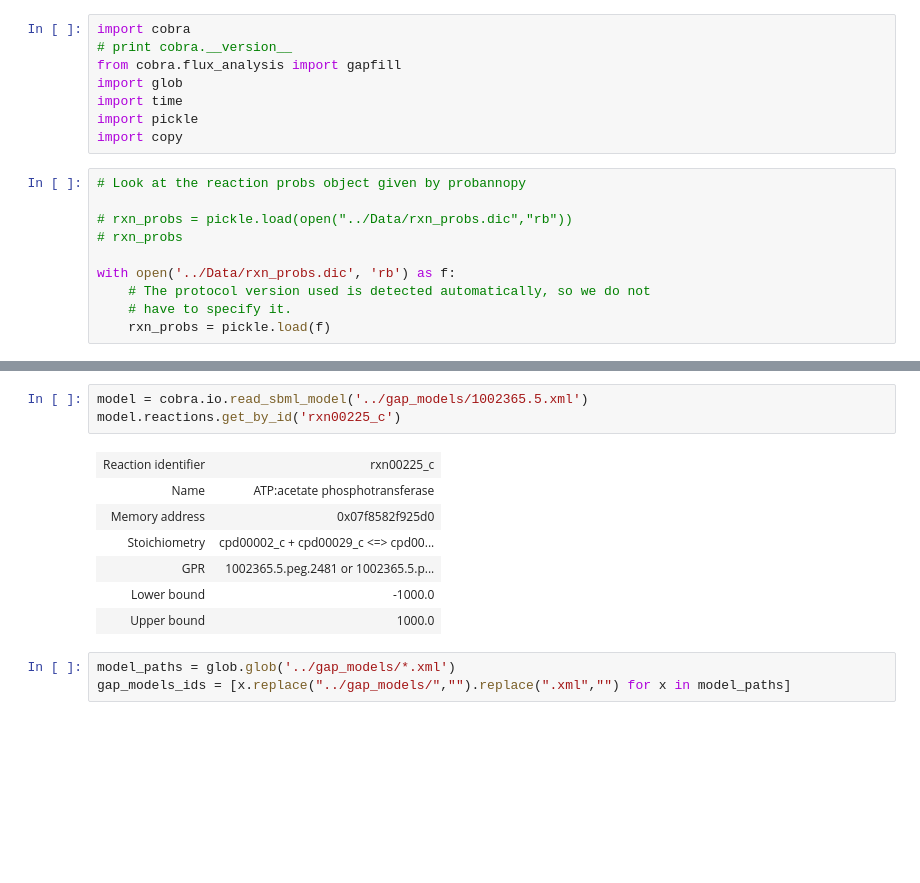
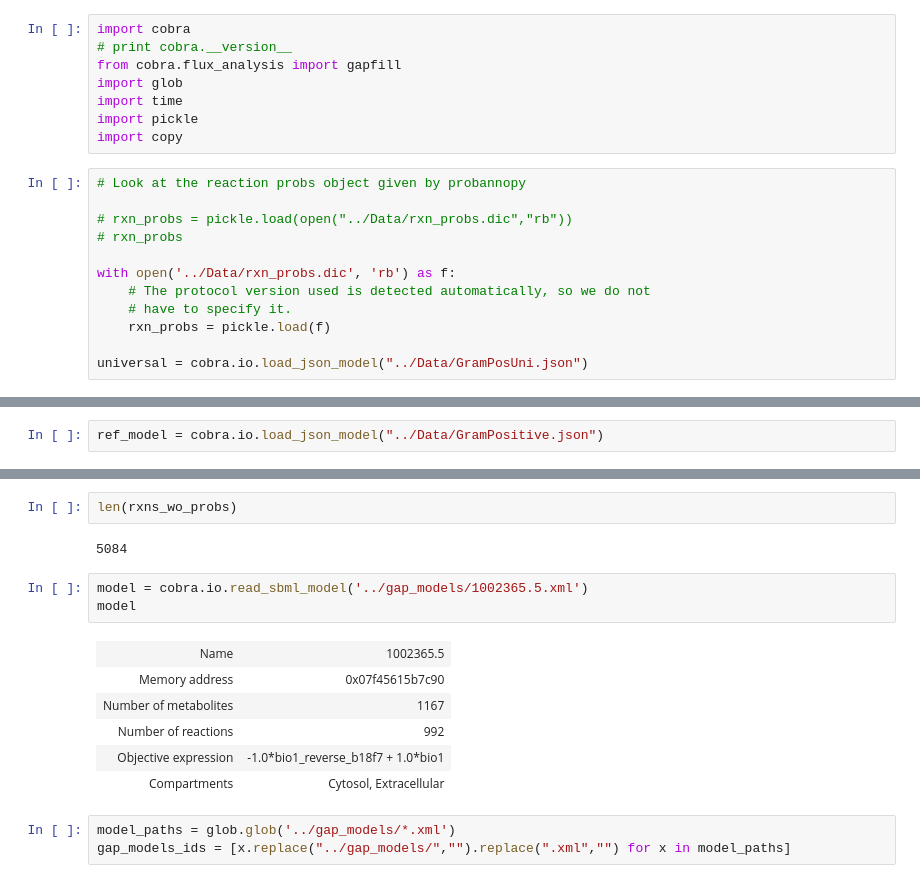
Before and after one commit to Tjmoutinho/Lactobacillus, a Jupyter notebook: Code/T5_Gapfill_models.ipynb, the cells around one changed output, grey strips where cells are left out. Saved outputs shown, nothing was run; the diff lists cells and outputs as text; blank space fills up the shorter version.

```diff
--- a/Code/T5_Gapfill_models.ipynb
+++ b/Code/T5_Gapfill_models.ipynb
@@ -16,3 +16,5 @@ with open('../Data/rxn_probs.dic', 'rb') as f:
     # The protocol version used is detected automatically, so we do not
     # have to specify it.
     rxn_probs = pickle.load(f)
+
+universal = cobra.io.load_json_model("../Data/GramPosUni.json")
@@ -22,0 +21,2 @@ print(rxn_probs)
+# %%
+ref_model = cobra.io.load_json_model("../Data/GramPositive.json")
@@ -23,14 +186,17 @@ print(rxn_probs)
+# %%
+len(rxns_wo_probs)
+# %% [output]
+5084
 # %%
 model = cobra.io.read_sbml_model('../gap_models/1002365.5.xml')
-model.reactions.get_by_id('rxn00225_c')
+model
 # %% [output]
-| Reaction identifier | rxn00225_c |
-| Name | ATP:acetate phosphotransferase |
-| Memory address | 0x07f8582f925d0 |
-| Stoichiometry | cpd00002_c + cpd00029_c <=> cpd00... |
-| GPR | 1002365.5.peg.2481 or 1002365.5.p... |
-| Lower bound | -1000.0 |
-| Upper bound | 1000.0 |
+| Name | 1002365.5 |
+| Memory address | 0x07f45615b7c90 |
+| Number of metabolites | 1167 |
+| Number of reactions | 992 |
+| Objective expression | -1.0*bio1_reverse_b18f7 + 1.0*bio1 |
+| Compartments | Cytosol, Extracellular |
 # %%
 model_paths = glob.glob('../gap_models/*.xml')
 gap_models_ids = [x.replace("../gap_models/","").replace(".xml","") for x in model_paths]
```
Also changed, not shown: parts of 13 cells of this notebook.
